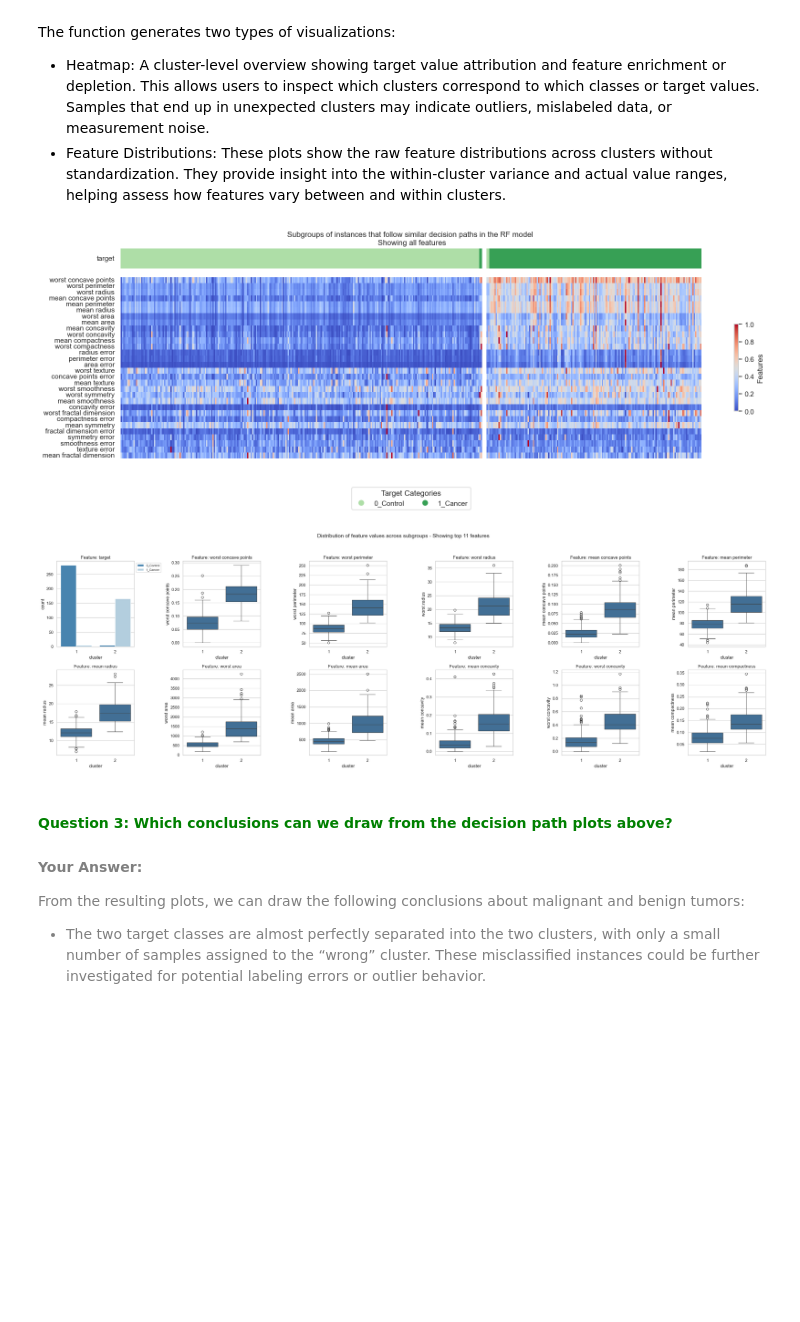
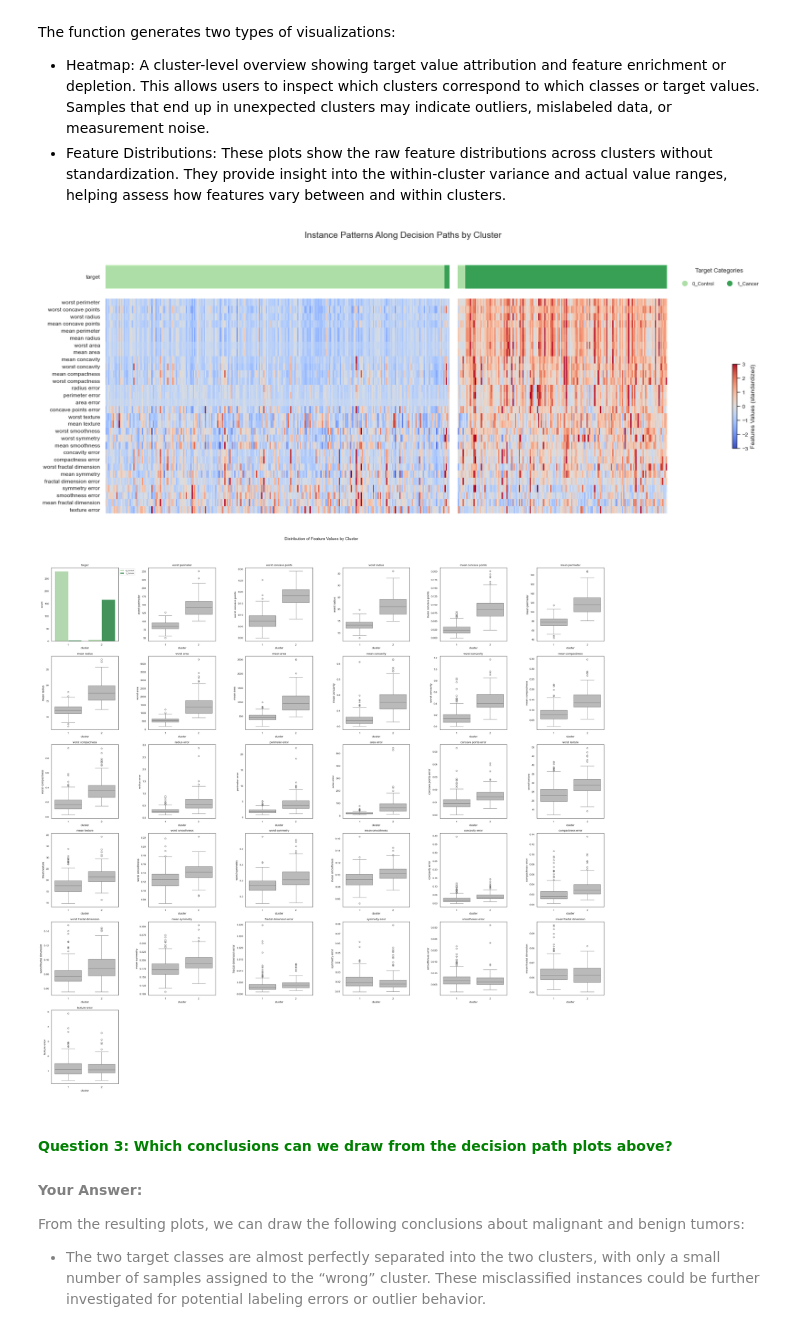
Before and after one commit to aseuteurideu/xai-tutorials, a Jupyter notebook: xai-for-random-forest/Bio-4-Tutorial_FGC.ipynb, the cells around one changed output. Cells and saved outputs as stored; diff of their text form; code cells hidden in the pictures; blank space fills up the shorter version.

```diff
--- a/xai-for-random-forest/Bio-4-Tutorial_FGC.ipynb
+++ b/xai-for-random-forest/Bio-4-Tutorial_FGC.ipynb
@@ -173,8 +173,7 @@ These metrics measure how strongly a feature’s distribution differs across clu
 feature_importance = forest_guided_feature_importance(
     X=X_train,
     y=y_train,
-    cluster_labels=fgc.cluster_labels,
-    model_type=fgc.model_type,
+    cluster_labels=fgc.cluster_labels[fgc.best_k],
     feature_importance_distance_metric="wasserstein",
 )
 # %% [markdown]
@@ -202,20 +201,27 @@ The function generates two types of visualizations:
 # %%
 plot_forest_guided_decision_paths(
     data_clustering=feature_importance.data_clustering,
+    feature_importance_global=feature_importance.feature_importance_global,
+    feature_importance_local=feature_importance.feature_importance_local,
     model_type=fgc.model_type,
-    distributions=False,
+    draw_heatmap=True,
+    draw_distributions=False,
+    draw_dotplot=False,
 )
 # %% [output]
-[figure, old version]
+[figure, new version]
 # %%
 plot_forest_guided_decision_paths(
     data_clustering=feature_importance.data_clustering,
+    feature_importance_global=feature_importance.feature_importance_global,
+    feature_importance_local=feature_importance.feature_importance_local,
     model_type=fgc.model_type,
-    heatmap=False,
-    top_n=11,
+    draw_heatmap=False,
+    draw_distributions=True,
+    draw_dotplot=False,
 )
 # %% [output]
-[figure, old version]
+[figure, new version]
 # %% [markdown]
 <font color='green'>
 
```
Also changed, not shown: parts of 2 cells of this notebook, 5 other files.
